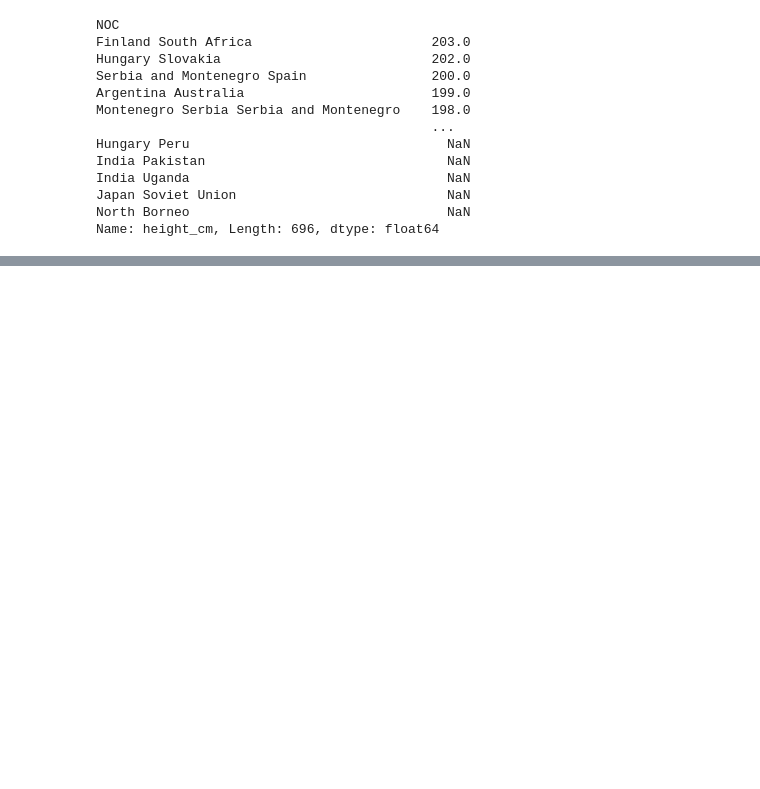
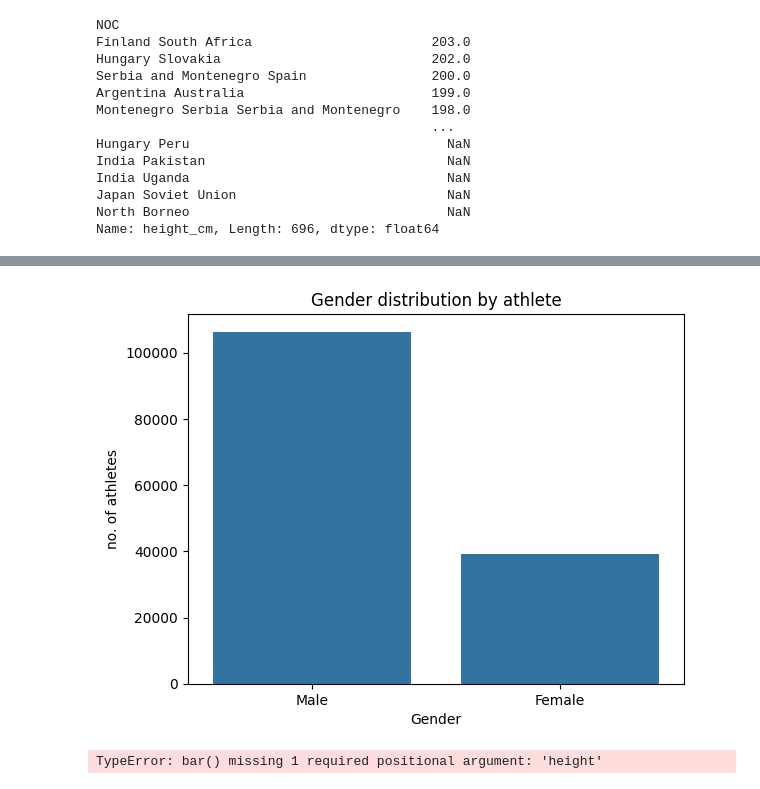
Before and after one commit to SebbieMzingKe/Health-IT-Data-Science, a Jupyter notebook: hitds2.ipynb, the cells around one changed output, grey strips where cells are left out. Cells and saved outputs as stored; diff of their text form; code cells hidden in the pictures; blank space fills up the shorter version.

```diff
--- a/hitds2.ipynb
+++ b/hitds2.ipynb
@@ -307,0 +514,17 @@ Name: height_cm, Length: 696, dtype: float64
+# %%
+import seaborn as sns
+sns.countplot(x = "Sex", data = bios)
+plt.title("Gender distribution by athlete")
+plt.xlabel("Gender")
+plt.ylabel("no. of athletes")
+plt.show()
+# %% [output]
+[figure, added]
+# %%
+plt.bar(x = "Sex", y = "athlete_id")
+plt.title("Gender distribution by athlete")
+plt.xlabel("Gender")
+plt.ylabel("no. of athletes")
+plt.show()
+# %% [output]
+TypeError: bar() missing 1 required positional argument: 'height'
```
Also changed, not shown: parts of 23 cells of this notebook, 5 other files.
